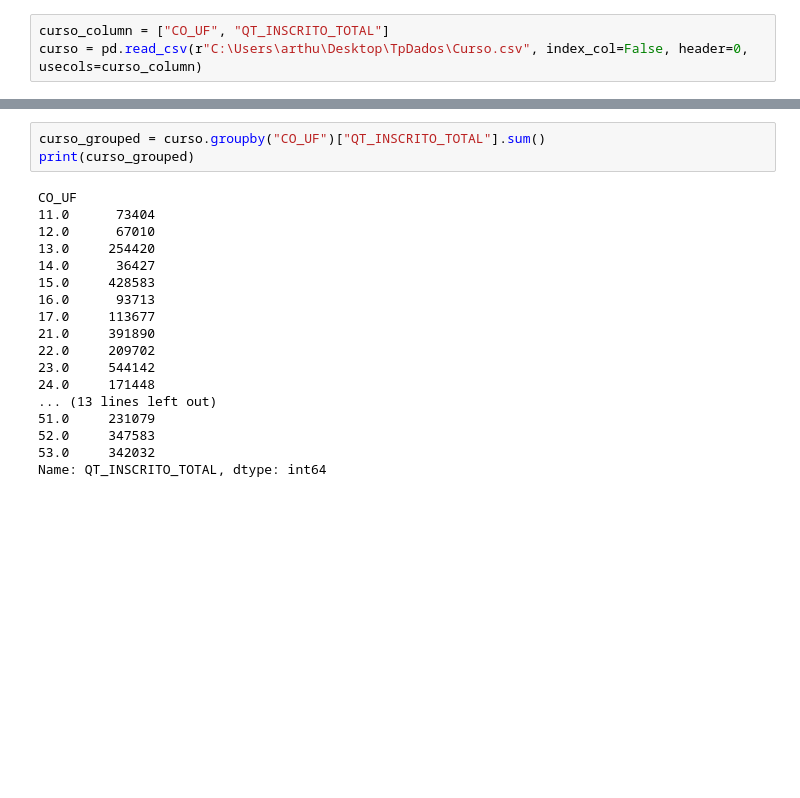
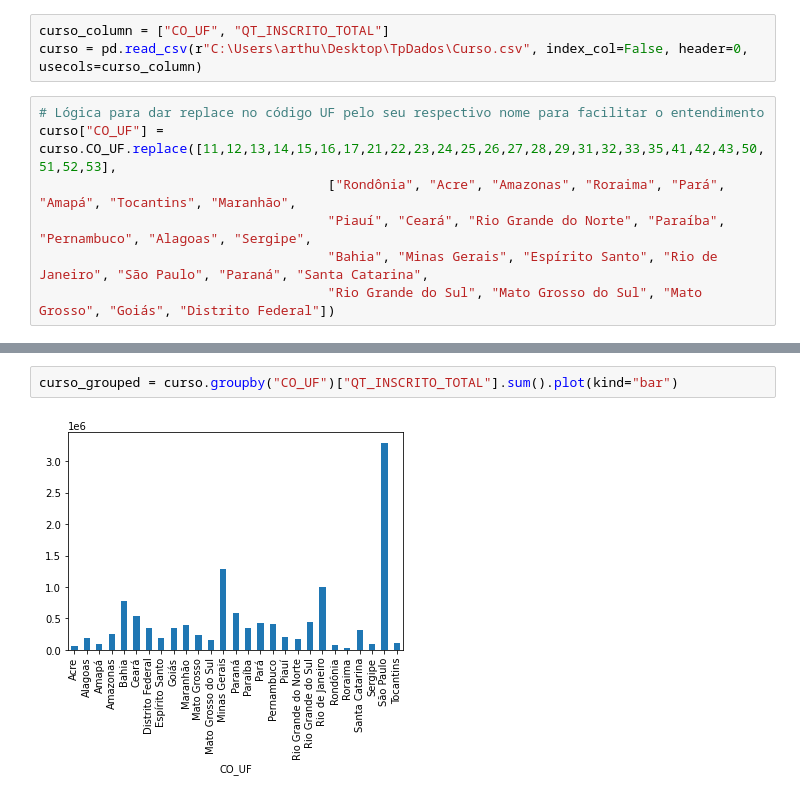
Before and after one commit to GabrielMoraisReis/TP-CDD, a Jupyter notebook: Parte3/Questao7.ipynb, the cells around one changed output, grey strips where cells are left out. Saved outputs shown, nothing was run; the diff lists cells and outputs as text; blank space fills up the shorter version.

```diff
--- a/Parte3/Questao7.ipynb
+++ b/Parte3/Questao7.ipynb
@@ -7,3 +7,10 @@ import pandas as pd
 # %%
 curso_column = ["CO_UF", "QT_INSCRITO_TOTAL"]
 curso = pd.read_csv(r"C:\Users\arthu\Desktop\TpDados\Curso.csv", index_col=False, header=0, usecols=curso_column)
+# %%
+# Lógica para dar replace no código UF pelo seu respectivo nome para facilitar o entendimento
+curso["CO_UF"] = curso.CO_UF.replace([11,12,13,14,15,16,17,21,22,23,24,25,26,27,28,29,31,32,33,35,41,42,43,50,51,52,53],
+                                     ["Rondônia", "Acre", "Amazonas", "Roraima", "Pará", "Amapá", "Tocantins", "Maranhão",
+                                     "Piauí", "Ceará", "Rio Grande do Norte", "Paraíba", "Pernambuco", "Alagoas", "Sergipe",
+                                     "Bahia", "Minas Gerais", "Espírito Santo", "Rio de Janeiro", "São Paulo", "Paraná", "Santa Catarina",
+                                     "Rio Grande do Sul", "Mato Grosso do Sul", "Mato Grosso", "Goiás", "Distrito Federal"])
@@ -10,21 +38,4 @@ curso = pd.read_csv(r"C:\Users\arthu\Desktop\TpDados\Curso.csv", index_col=False
 # %%
-curso_grouped = curso.groupby("CO_UF")["QT_INSCRITO_TOTAL"].sum()
-print(curso_grouped)
+curso_grouped = curso.groupby("CO_UF")["QT_INSCRITO_TOTAL"].sum().plot(kind="bar")
 # %% [output]
-CO_UF
-11.0      73404
-12.0      67010
-13.0     254420
-14.0      36427
-15.0     428583
-16.0      93713
-17.0     113677
-21.0     391890
-22.0     209702
-23.0     544142
-24.0     171448
-... (13 lines left out)
-51.0     231079
-52.0     347583
-53.0     342032
-Name: QT_INSCRITO_TOTAL, dtype: int64
+[figure, added]
```
Also changed, not shown: parts of 1 cell of this notebook, 6 other files.
